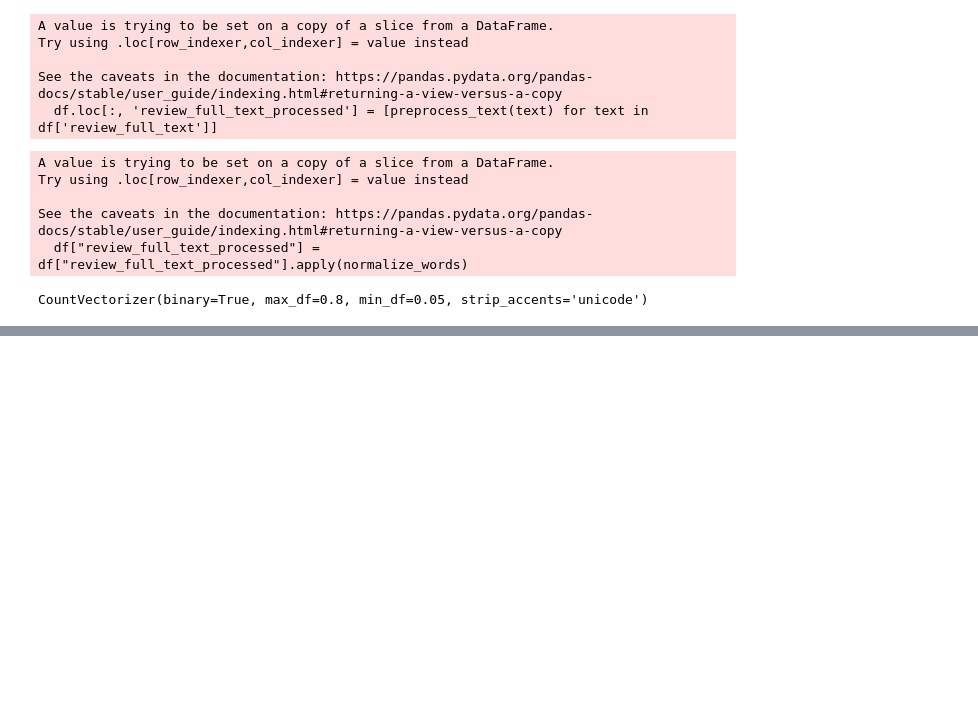
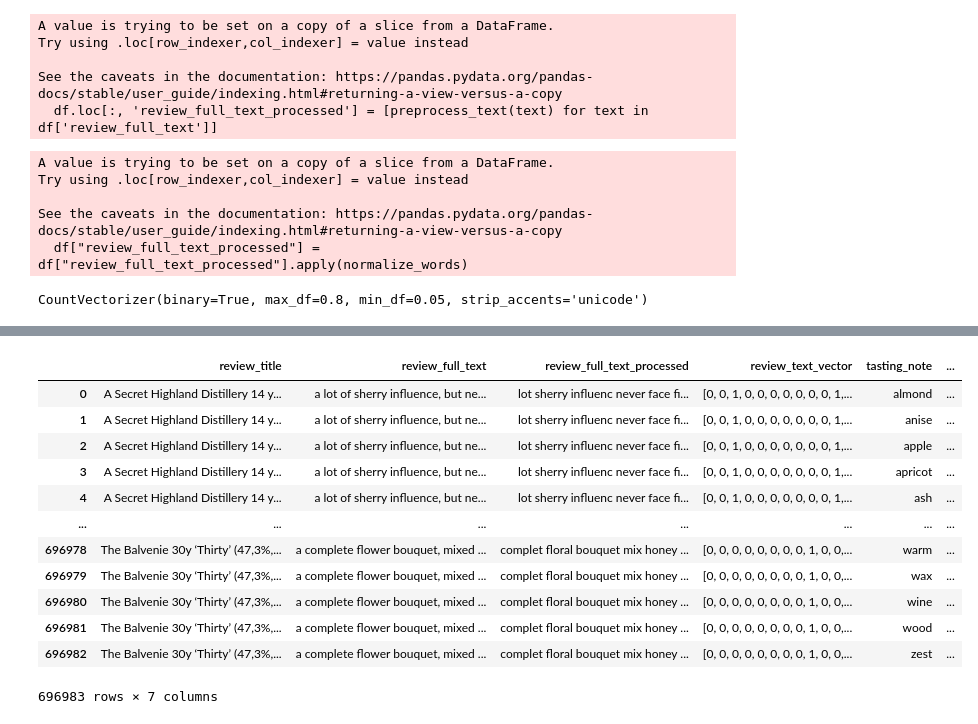
Before and after one commit to joaopaivaa/Whisky-Recomendation-System, a Jupyter notebook: text_processing.ipynb, the cells around one changed output, grey strips where cells are left out. Saved outputs shown, nothing was run; the diff lists cells and outputs as text; code cells hidden in the pictures; blank space fills up the shorter version.

```diff
--- a/text_processing.ipynb
+++ b/text_processing.ipynb
@@ -486,0 +543,2 @@ array([[0, 0, 1, ..., 1, 1, 0],
+# %%
+df['review_text_vector'] = review_text_vec.tolist()
@@ -486,0 +551,20 @@ array([[0, 0, 1, ..., 1, 1, 0],
+# %%
+df_tasting_notes = []
+
+for i in df.index:
+
+    review_title = df.loc[i, 'review_title']
+
+    for j in range(len(tasting_notes_words_filtered)):
+
+        tasting_note = tasting_notes_words_filtered[j]
+
+        df_tasting_note = {
+            'review_title': review_title,
+            'tasting_note': tasting_note,
+            'has_tasting_note': df.loc[i, 'review_text_vector'][j]
+        }
+
+        df_tasting_notes.append(df_tasting_note)
+
+df_tasting_notes = pd.DataFrame(df_tasting_notes)
@@ -487 +664,19 @@ array([[0, 0, 1, ..., 1, 1, 0],
+# %%
+df = df.merge(df_tasting_notes, how='left', on='review_title')
+df = df.merge(df_tasting_notes_group, how='left', on='tasting_note')
+df
+# %% [output]
+|  | review_title | review_full_text | review_full_text_processed | review_text_vector | tasting_note | ... |
+| 0 | A Secret Highland Distillery 14 y... | a lot of sherry influence, but ne... | lot sherry influenc never face fi... | [0, 0, 1, 0, 0, 0, 0, 0, 0, 0, 1,... | almond | ... |
+| 1 | A Secret Highland Distillery 14 y... | a lot of sherry influence, but ne... | lot sherry influenc never face fi... | [0, 0, 1, 0, 0, 0, 0, 0, 0, 0, 1,... | anise | ... |
+| 2 | A Secret Highland Distillery 14 y... | a lot of sherry influence, but ne... | lot sherry influenc never face fi... | [0, 0, 1, 0, 0, 0, 0, 0, 0, 0, 1,... | apple | ... |
+| 3 | A Secret Highland Distillery 14 y... | a lot of sherry influence, but ne... | lot sherry influenc never face fi... | [0, 0, 1, 0, 0, 0, 0, 0, 0, 0, 1,... | apricot | ... |
+| 4 | A Secret Highland Distillery 14 y... | a lot of sherry influence, but ne... | lot sherry influenc never face fi... | [0, 0, 1, 0, 0, 0, 0, 0, 0, 0, 1,... | ash | ... |
+| ... | ... | ... | ... | ... | ... | ... |
+| 696978 | The Balvenie 30y ‘Thirty’ (47,3%,... | a complete flower bouquet, mixed ... | complet floral bouquet mix honey ... | [0, 0, 0, 0, 0, 0, 0, 0, 1, 0, 0,... | warm | ... |
+| 696979 | The Balvenie 30y ‘Thirty’ (47,3%,... | a complete flower bouquet, mixed ... | complet floral bouquet mix honey ... | [0, 0, 0, 0, 0, 0, 0, 0, 1, 0, 0,... | wax | ... |
+| 696980 | The Balvenie 30y ‘Thirty’ (47,3%,... | a complete flower bouquet, mixed ... | complet floral bouquet mix honey ... | [0, 0, 0, 0, 0, 0, 0, 0, 1, 0, 0,... | wine | ... |
+| 696981 | The Balvenie 30y ‘Thirty’ (47,3%,... | a complete flower bouquet, mixed ... | complet floral bouquet mix honey ... | [0, 0, 0, 0, 0, 0, 0, 0, 1, 0, 0,... | wood | ... |
+| 696982 | The Balvenie 30y ‘Thirty’ (47,3%,... | a complete flower bouquet, mixed ... | complet floral bouquet mix honey ... | [0, 0, 0, 0, 0, 0, 0, 0, 1, 0, 0,... | zest | ... |
+696983 rows × 7 columns
 # %%
```
Also changed, not shown: parts of 16 cells of this notebook.
